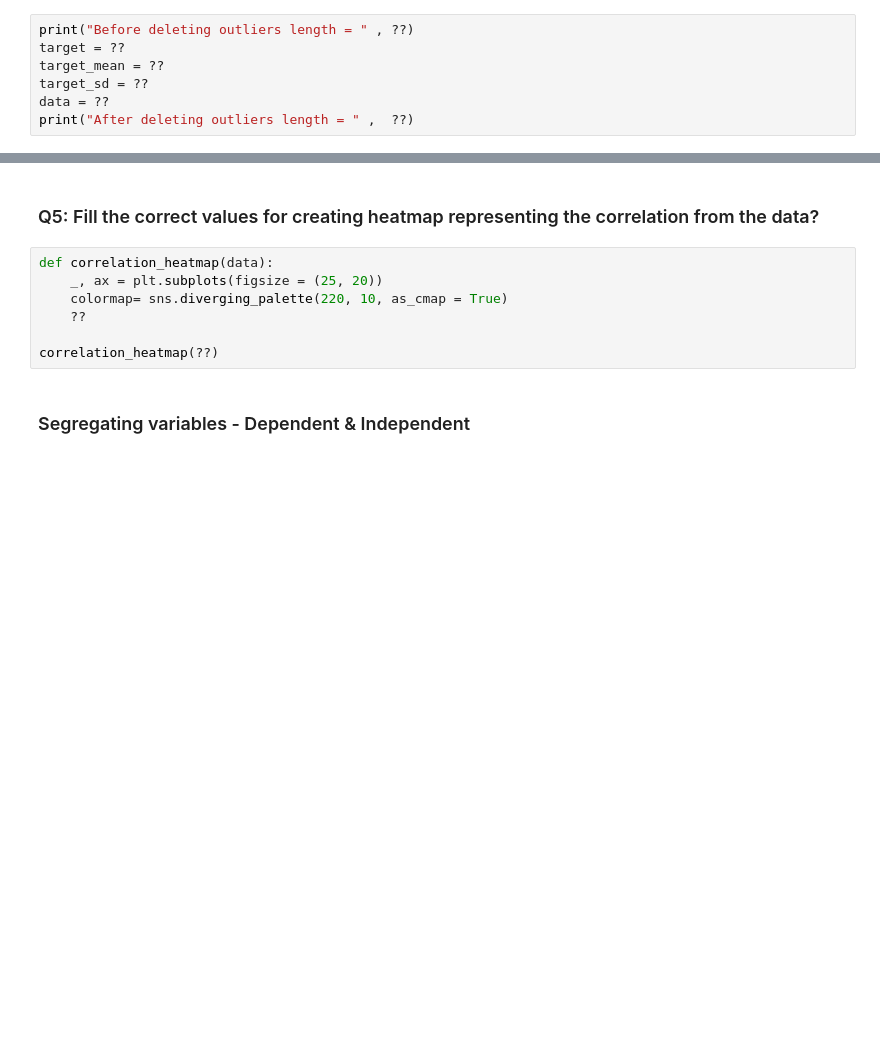
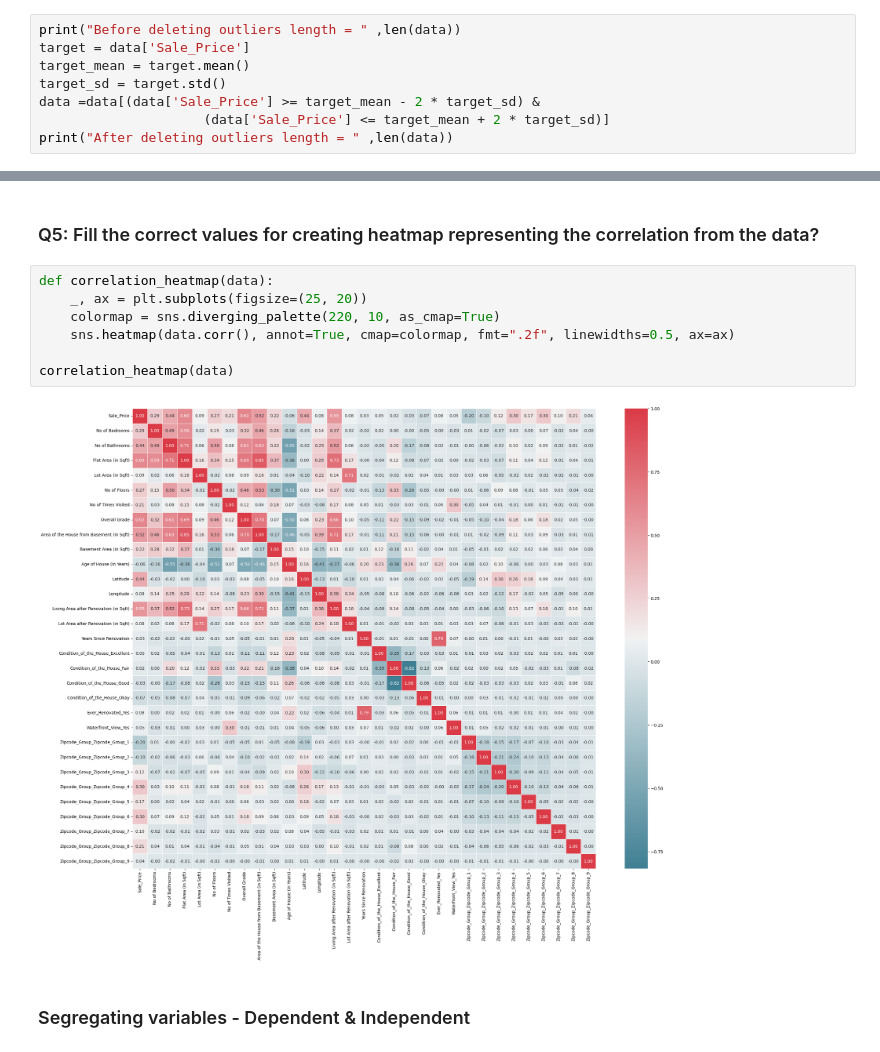
Before and after one commit to Chandrima2005/Assignment1, a Jupyter notebook: Question_House_Price.ipynb, the cells around one changed output, grey strips where cells are left out. Cells and saved outputs as stored; diff of their text form; blank space fills up the shorter version.

```diff
--- a/Question_House_Price.ipynb
+++ b/Question_House_Price.ipynb
@@ -67,9 +87,10 @@ data.describe()
 ### Q3: If sales price is greater/less than 2 standard deviation from the mean sale price then delete such rows?
 * How the shape of data will change after removing these values ?
 # %%
-print("Before deleting outliers length = " , ??)
-target = ??
-target_mean = ??
-target_sd = ??
-data = ??
-print("After deleting outliers length = " ,  ??)
+print("Before deleting outliers length = " ,len(data))
+target = data['Sale_Price']
+target_mean = target.mean()
+target_sd = target.std()
+data =data[(data['Sale_Price'] >= target_mean - 2 * target_sd) &
+                     (data['Sale_Price'] <= target_mean + 2 * target_sd)]
+print("After deleting outliers length = " ,len(data))
@@ -90,11 +130,13 @@ numerical_features,categorical_features
 ### Q5: Fill the correct values for creating heatmap representing the correlation from the data?
 # %%
 def correlation_heatmap(data):
-    _, ax = plt.subplots(figsize = (25, 20))
-    colormap= sns.diverging_palette(220, 10, as_cmap = True)
-    ??
+    _, ax = plt.subplots(figsize=(25, 20))
+    colormap = sns.diverging_palette(220, 10, as_cmap=True)
+    sns.heatmap(data.corr(), annot=True, cmap=colormap, fmt=".2f", linewidths=0.5, ax=ax)
 
-correlation_heatmap(??)
+correlation_heatmap(data)
+# %% [output]
+[figure, added]
 # %% [markdown]
 ### Segregating variables - Dependent & Independent
 # %%
```
Also changed, not shown: parts of 9 cells of this notebook.
